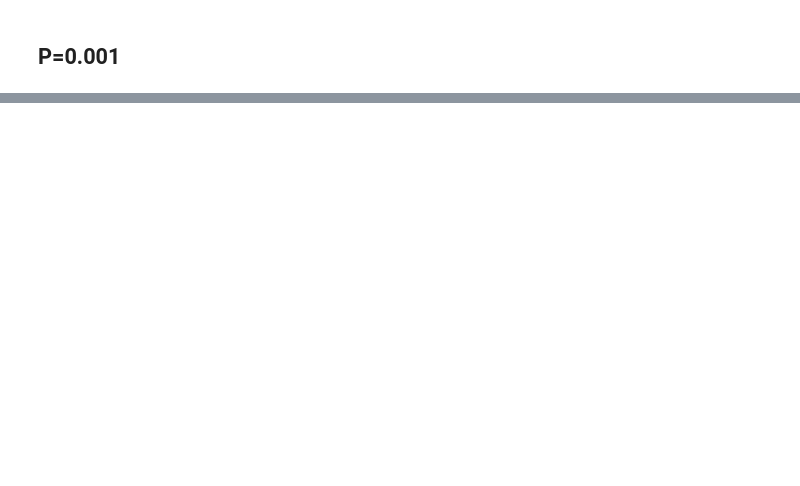
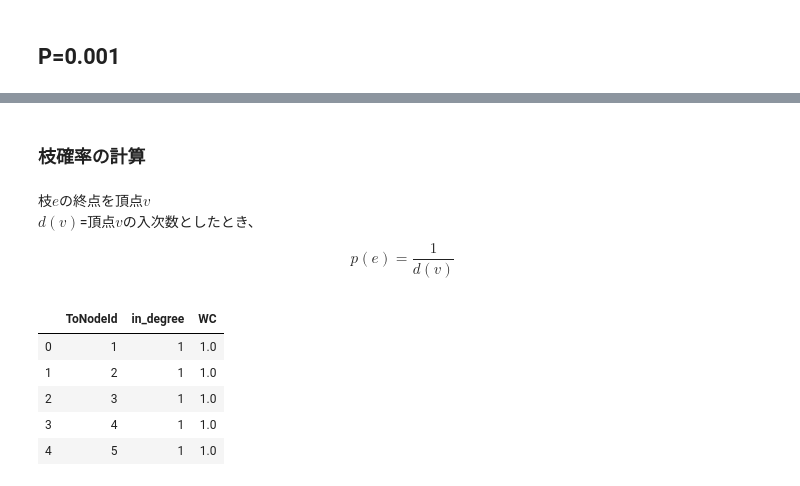
Before and after one commit to plue1011/code, a Jupyter notebook: 実験データセット作成.ipynb, the cells around one changed output, grey strips where cells are left out. Cells and saved outputs as stored; diff of their text form; code cells hidden in the pictures; blank space fills up the shorter version.

Commit message:
add data

```diff
--- a/実験データセット作成.ipynb
+++ b/実験データセット作成.ipynb
@@ -266,0 +358,3 @@ network_p.to_csv("data/Pokec/P=0_001.csv",index=False)
+# %%
+network = pd.read_table("data/Facebook/facebook_combined.txt", sep=" ",header=None)
+network.head()
@@ -266,0 +368,3 @@ network_p.to_csv("data/Pokec/P=0_001.csv",index=False)
+# %%
+network.columns=["# FromNodeId","ToNodeId"]
+network.head()
@@ -266,0 +388,5 @@ network_p.to_csv("data/Pokec/P=0_001.csv",index=False)
+# %%
+in_degree = network.groupby("ToNodeId").size()
+in_degree = in_degree.reset_index()
+in_degree.columns = ["ToNodeId", "in_degree"]
+in_degree.head()
@@ -266,0 +400,16 @@ network_p.to_csv("data/Pokec/P=0_001.csv",index=False)
+# %% [markdown]
+### 枝確率の計算
+# %% [markdown]
+枝$e$の終点を頂点$v$
+$d(v)$=頂点$v$の入次数としたとき、
+$$ p(e)=\frac{1}{d(v)} $$
+# %%
+in_degree["WC"] = 1/in_degree["in_degree"]
+in_degree.head()
+# %% [output]
+|  | ToNodeId | in_degree | WC |
+| 0 | 1 | 1 | 1.0 |
+| 1 | 2 | 1 | 1.0 |
+| 2 | 3 | 1 | 1.0 |
+| 3 | 4 | 1 | 1.0 |
+| 4 | 5 | 1 | 1.0 |
```
Also changed, not shown: parts of 50 cells of this notebook.
